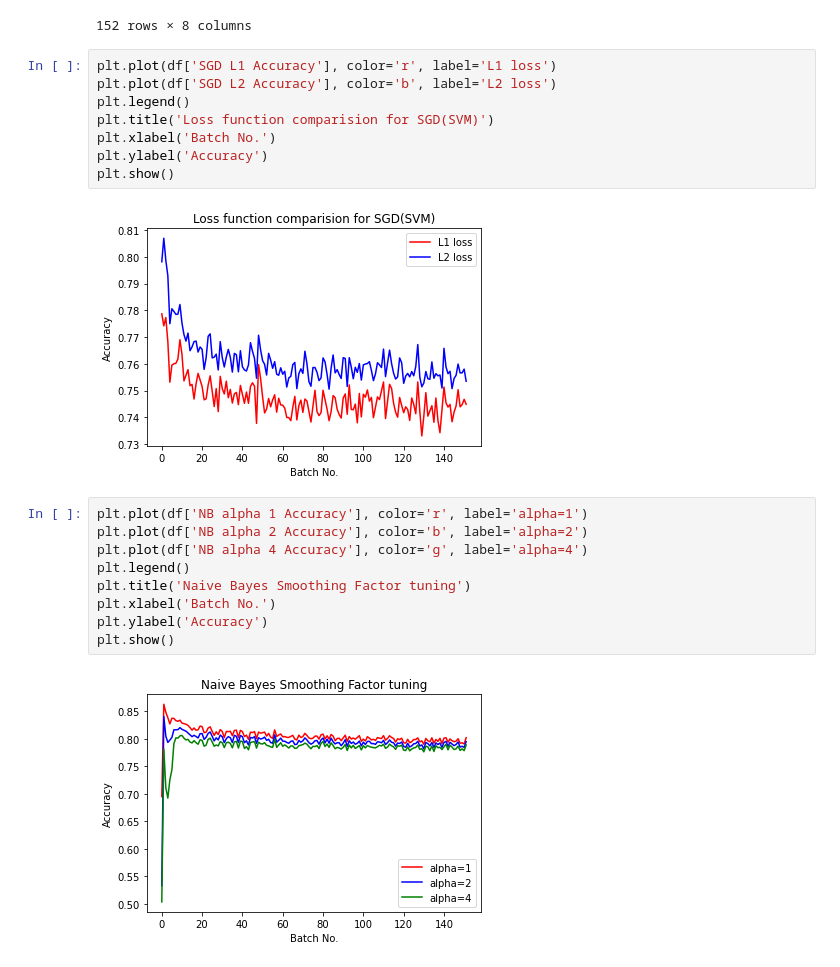
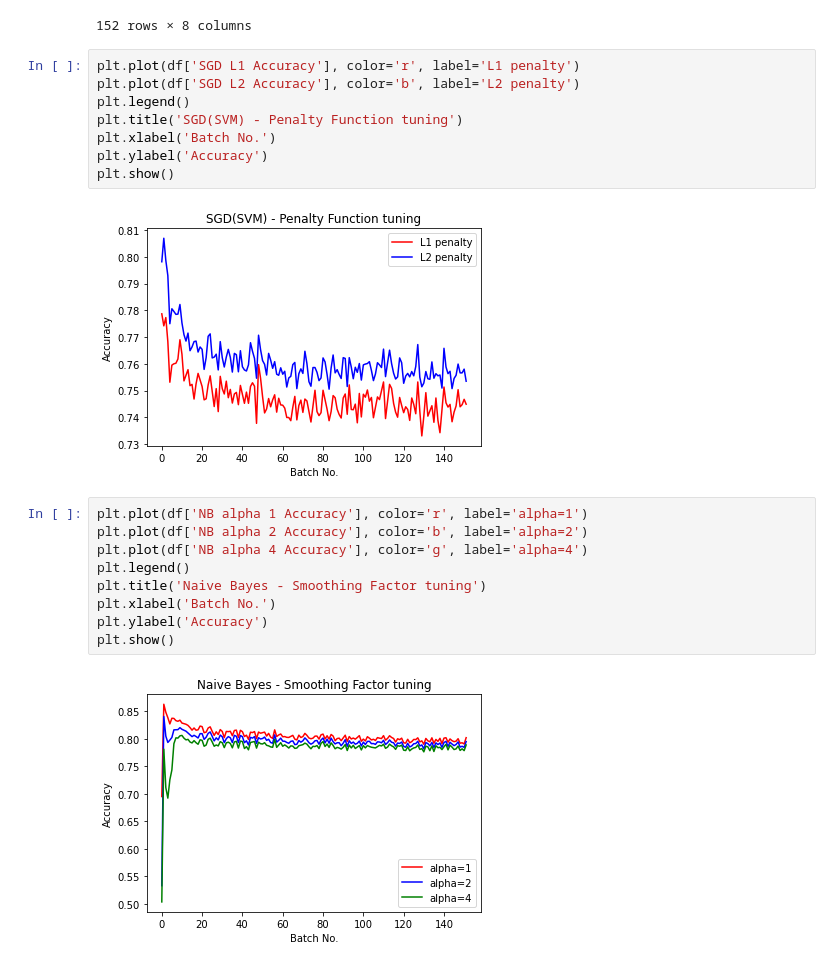
Before and after one commit to Big-Data-Gang/Machine-Learning-with-Spark-Streaming, a Jupyter notebook: Plotting/Hyperparam.ipynb, the cells around one changed output. Drawn from its saved outputs; the diff is of its cells as text.

Commit message:
Fixed bugs in hyperparam plotting

```diff
--- a/Plotting/Hyperparam.ipynb
+++ b/Plotting/Hyperparam.ipynb
@@ -20,26 +20,26 @@ df
 | 151 | 151 | 0.744874 | 0.753475 | 0.80198 | 0.794879 | ... |
 152 rows × 8 columns
 # %%
-plt.plot(df['SGD L1 Accuracy'], color='r', label='L1 loss')
-plt.plot(df['SGD L2 Accuracy'], color='b', label='L2 loss')
+plt.plot(df['SGD L1 Accuracy'], color='r', label='L1 penalty')
+plt.plot(df['SGD L2 Accuracy'], color='b', label='L2 penalty')
 plt.legend()
-plt.title('Loss function comparision for SGD(SVM)')
+plt.title('SGD(SVM) - Penalty Function tuning')
 plt.xlabel('Batch No.')
 plt.ylabel('Accuracy')
 plt.show()
 # %% [output]
-[figure, old version]
+[figure, new version]
 # %%
 plt.plot(df['NB alpha 1 Accuracy'], color='r', label='alpha=1')
 plt.plot(df['NB alpha 2 Accuracy'], color='b', label='alpha=2')
 plt.plot(df['NB alpha 4 Accuracy'], color='g', label='alpha=4')
 plt.legend()
-plt.title('Naive Bayes Smoothing Factor tuning')
+plt.title('Naive Bayes - Smoothing Factor tuning')
 plt.xlabel('Batch No.')
 plt.ylabel('Accuracy')
 plt.show()
 # %% [output]
-[figure, old version]
+[figure, new version]
 # %%
 plt.plot(df['PA C 1 Accuracy'], color='r', label='C=1')
 plt.plot(df['PA C 5 Accuracy'], color='b', label='C=5')
```
Also changed, not shown: parts of 1 cell of this notebook.
